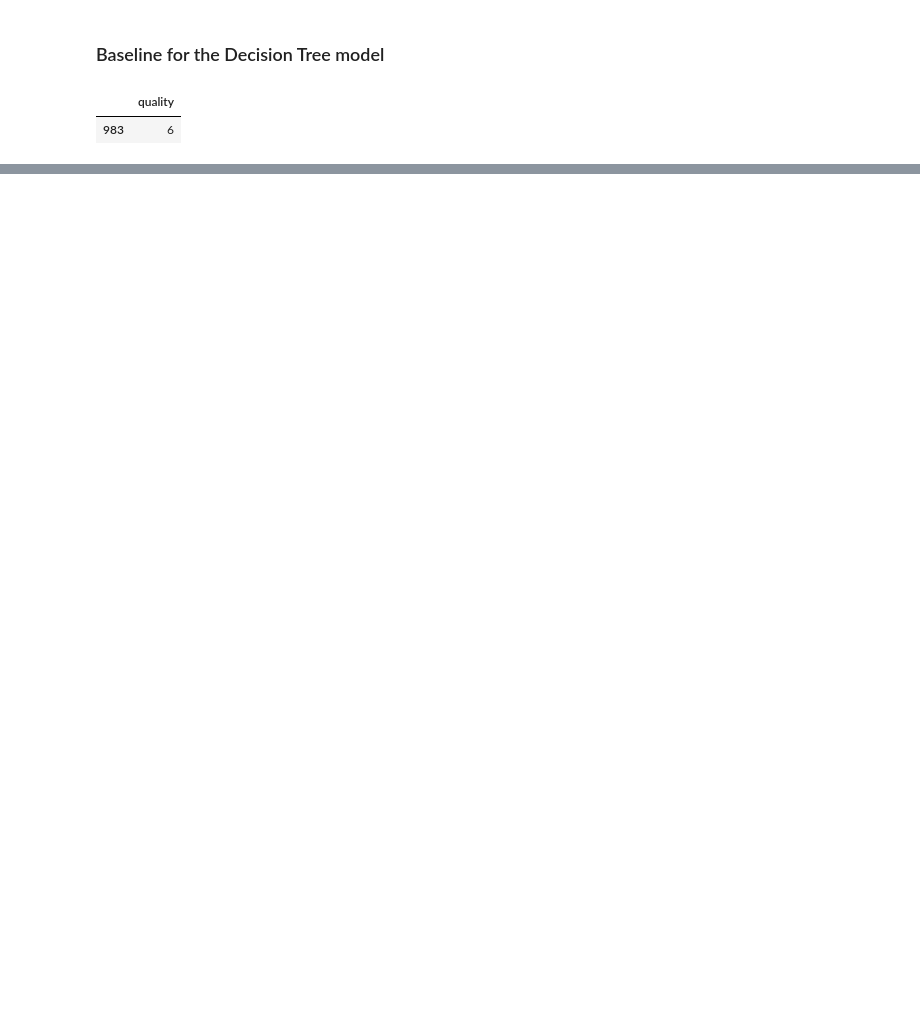
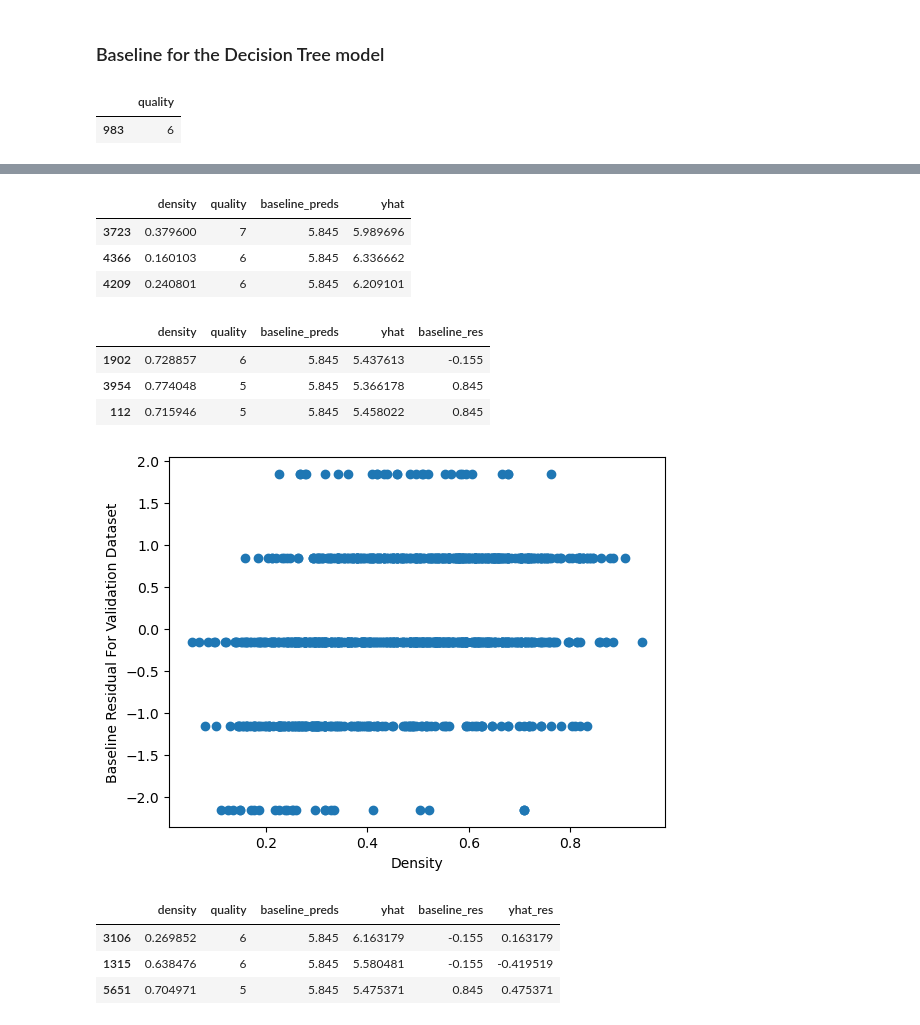
Before and after one commit to Mags-and-Smitty-Clustering-Project/group, a Jupyter notebook: project_3_workbook.ipynb, the cells around one changed output, grey strips where cells are left out. Cells and saved outputs as stored; diff of their text form; code cells hidden in the pictures; blank space fills up the shorter version.

```diff
--- a/project_3_workbook.ipynb
+++ b/project_3_workbook.ipynb
@@ -897,0 +1007,5 @@ The RFE model indicates that chlorides, density and sulphates have the highest i
+# %%
+# MAKE NEW COLUMN ON DF FOR BASELINE PREDICTIONS
+
+val_predictions_df['baseline_preds'] = val_baseline_preds
+val_predictions_df.sample(3)
@@ -897,0 +1017,6 @@ The RFE model indicates that chlorides, density and sulphates have the highest i
+# %%
+# our linear regression model
+
+ols_model = LinearRegression()
+
+ols_model.fit(val_scaled[['density']], val_scaled[['quality']])
@@ -897,0 +1037,41 @@ The RFE model indicates that chlorides, density and sulphates have the highest i
+# %%
+# model predictions from above line of codes with 'yhat' as variable name and append it on to df
+val_predictions_df['yhat'] = ols_model.predict(val_scaled[['density']])
+
+val_predictions_df.sample(3)
+# %% [output]
+|  | density | quality | baseline_preds | yhat |
+| 3723 | 0.379600 | 7 | 5.845 | 5.989696 |
+| 4366 | 0.160103 | 6 | 5.845 | 6.336662 |
+| 4209 | 0.240801 | 6 | 5.845 | 6.209101 |
+# %%
+# the residual column tells how far from the baseline we are from the actual
+
+val_predictions_df['baseline_res'] = val_predictions_df['baseline_preds'] - val_predictions_df['quality']
+
+val_predictions_df.sample(3)
+# %% [output]
+|  | density | quality | baseline_preds | yhat | baseline_res |
+| 1902 | 0.728857 | 6 | 5.845 | 5.437613 | -0.155 |
+| 3954 | 0.774048 | 5 | 5.845 | 5.366178 | 0.845 |
+| 112 | 0.715946 | 5 | 5.845 | 5.458022 | 0.845 |
+# %%
+## make a scatter plot
+
+plt.scatter(x = val_predictions_df['density'], y = val_predictions_df['baseline_res'])
+
+plt.xlabel('Density')
+plt.ylabel('Baseline Residual For Validation Dataset')
+plt.show()
+# %% [output]
+[figure, added]
+# %%
+# looking at difference between yhat predictions and actual preds['mpg']
+
+val_predictions_df['yhat_res'] = val_predictions_df['yhat'] - val_predictions_df['quality']
+val_predictions_df.head(3)
+# %% [output]
+|  | density | quality | baseline_preds | yhat | baseline_res | yhat_res |
+| 3106 | 0.269852 | 6 | 5.845 | 6.163179 | -0.155 | 0.163179 |
+| 1315 | 0.638476 | 6 | 5.845 | 5.580481 | -0.155 | -0.419519 |
+| 5651 | 0.704971 | 5 | 5.845 | 5.475371 | 0.845 | 0.475371 |
```
Also changed, not shown: parts of 134 cells of this notebook, 1 other file.
